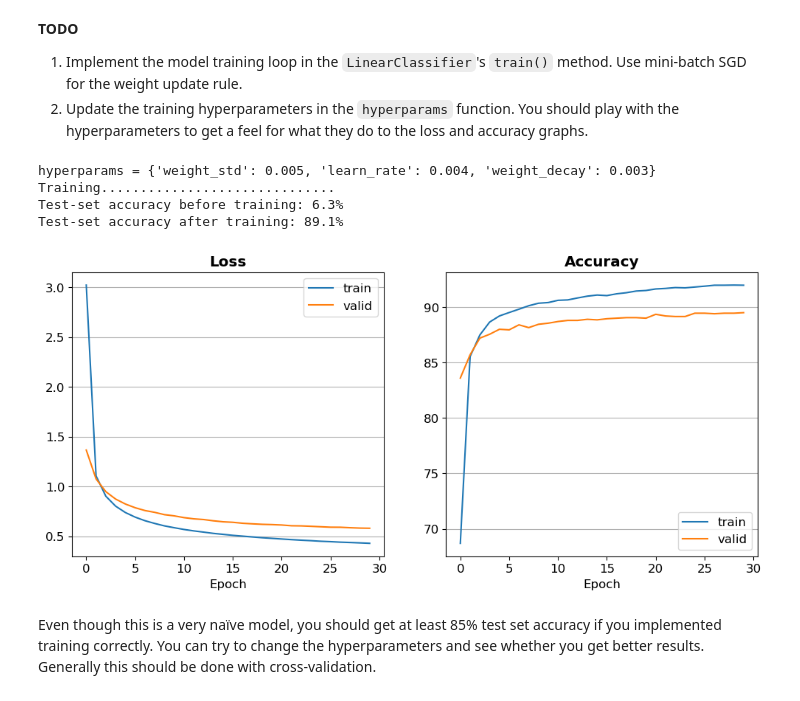
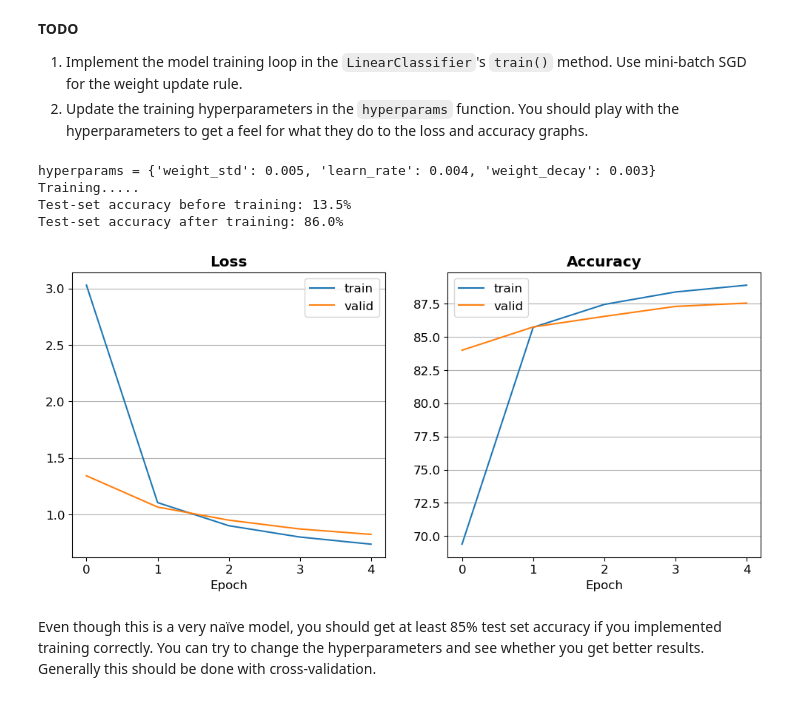
Before and after one commit to UriKH/DL-236781, a Jupyter notebook: HW1/Part2_LinearClassifier.ipynb, the cells around one changed output. Drawn from its saved outputs; the diff is of its cells as text; code cells hidden in the pictures.

Commit message:
some TODOs

```diff
--- a/HW1/Part2_LinearClassifier.ipynb
+++ b/HW1/Part2_LinearClassifier.ipynb
@@ -544,38 +512,38 @@ lin_cls = hw1linear.LinearClassifier(n_features, n_classes, weight_std=hp['weigh
 # Evaluate on the test set
 x_test, y_test = dl_utils.flatten(dl_test)
 y_test_pred , _= lin_cls.predict(x_test)
 test_acc_before = lin_cls.evaluate_accuracy(y_test, y_test_pred)
 
 # Train the model
 svm_loss_fn = SVMHingeLoss()
 train_res, valid_res = lin_cls.train(dl_train, dl_valid, svm_loss_fn,
                                     learn_rate=hp['learn_rate'], weight_decay=hp['weight_decay'],
-                                    max_epochs=30)
+                                    max_epochs=5) #TODO: change back to 30
 
 # Re-evaluate on the test set
 y_test_pred , _= lin_cls.predict(x_test)
 test_acc_after = lin_cls.evaluate_accuracy(y_test, y_test_pred)
 
 # Plot loss and accuracy
 fig, axes = plt.subplots(nrows=1, ncols=2, figsize=(12,5))
 for i, loss_acc in enumerate(('loss', 'accuracy')):
     axes[i].plot(getattr(train_res, loss_acc))
     axes[i].plot(getattr(valid_res, loss_acc))
     axes[i].set_title(loss_acc.capitalize(), fontweight='bold')
     axes[i].set_xlabel('Epoch')
     axes[i].legend(('train', 'valid'))
     axes[i].grid(which='both', axis='y')
 
 # Check test set accuracy
 print(f'Test-set accuracy before training: {test_acc_before:.1f}%')
 print(f'Test-set accuracy after training: {test_acc_after:.1f}%')
 test.assertGreaterEqual(test_acc_after, 85.0)
 # %% [output]
 hyperparams = {'weight_std': 0.005, 'learn_rate': 0.004, 'weight_decay': 0.003}
-Training..............................
-Test-set accuracy before training: 6.3%
-Test-set accuracy after training: 89.1%
+Training.....
+Test-set accuracy before training: 13.5%
+Test-set accuracy after training: 86.0%
-[figure, old version]
+[figure, new version]
 # %% [markdown]
 Even though this is a very naïve model, you should get at least 85% test set accuracy if you implemented training correctly. You can try to change the hyperparameters and see whether you get better results. Generally this should be done with cross-validation.
 # %% [markdown]
```
Also changed, not shown: parts of 3 cells of this notebook, 1 other file.
